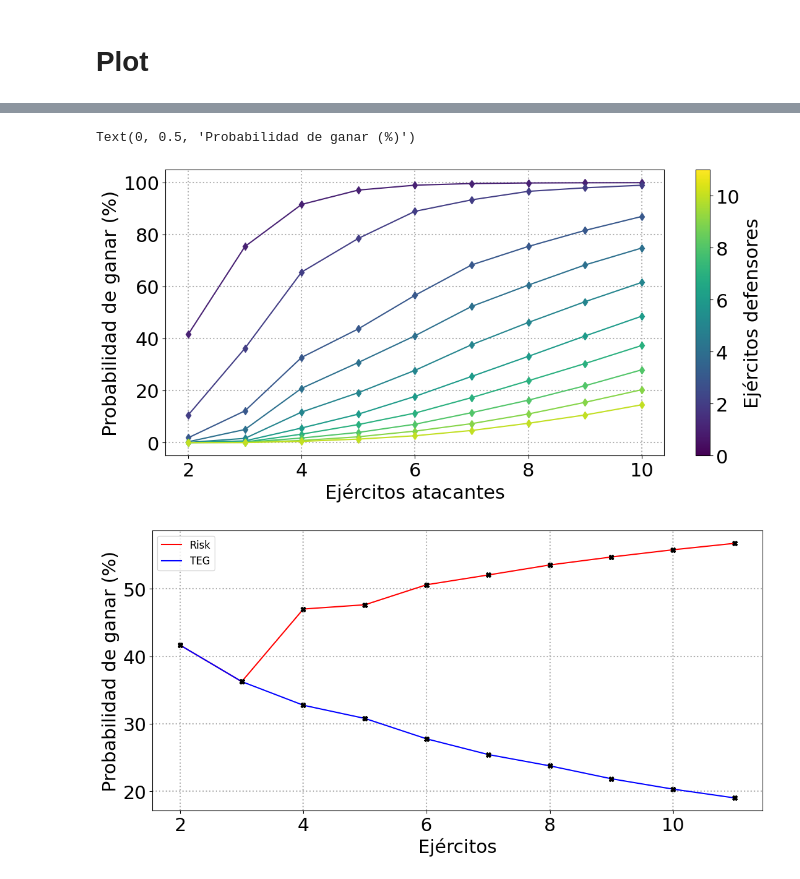
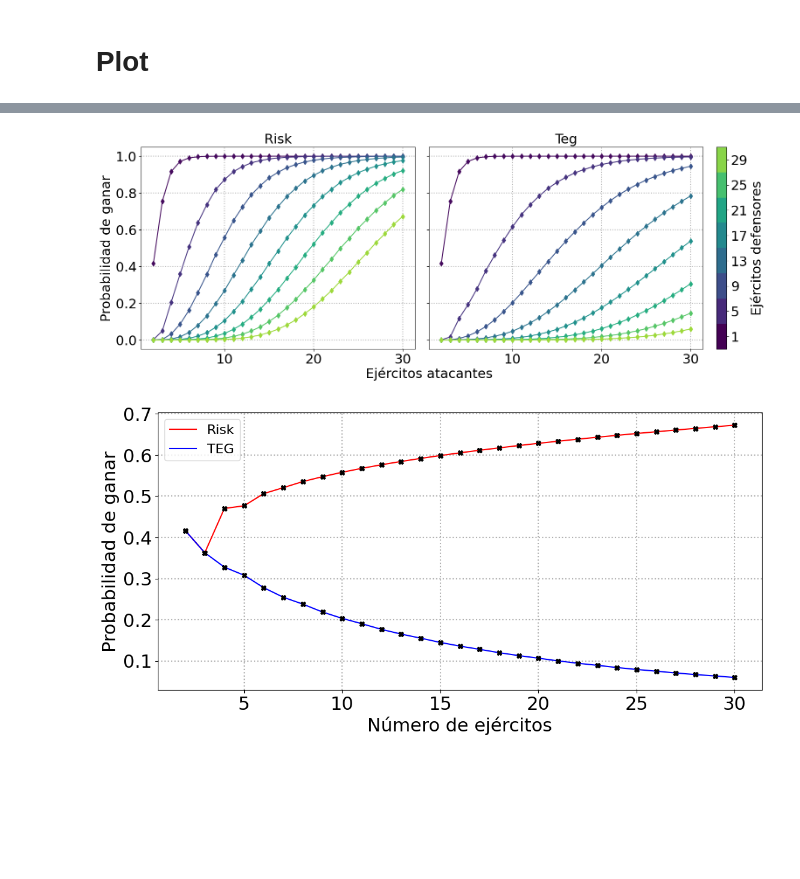
Before and after one commit to julianszere/TEG, a Jupyter notebook: TEG.ipynb, the cells around one changed output, grey strips where cells are left out. Saved outputs shown, nothing was run; the diff lists cells and outputs as text; code cells hidden in the pictures; blank space fills up the shorter version.

Commit message:
variance matrix and better plots

```diff
--- a/TEG.ipynb
+++ b/TEG.ipynb
@@ -2,6 +2,22 @@
 import numpy as np
 import matplotlib.pyplot as plt
 import seaborn as sns
+from matplotlib.colors import Normalize
+from matplotlib.cm import ScalarMappable
+
+params = {
+    'figure.figsize': (13, 6),
+    'axes.grid': True,
+    'grid.linestyle': ':',
+    'grid.linewidth': 1.5,
+    'axes.axisbelow': True,
+    'legend.fontsize': 16,
+    'xtick.labelsize': 22,
+    'ytick.labelsize': 22,
+    'axes.labelsize': 22,
+    'axes.titlesize': 22
+}
+plt.rcParams.update(params)
 # %% [markdown]
 # Probabilidades
 # %% [markdown]
@@ -361,36 +361,44 @@ P_risk = risk.getMatrixP() * 100
 # %%
-fig, ax = plt.subplots()
+fig, (ax_risk, ax_teg) = plt.subplots(1, 2, figsize=(20, 6), sharey=True, gridspec_kw={'wspace': 0.05})
+step = 4
+colors = plt.cm.viridis(np.linspace(0, 1, max_armies_defender + step))
+armies_attacker = np.arange(2, max_armies_attacker)
 
-colors = plt.cm.viridis(np.linspace(0, 1, max_armies_defender + 1))
-
-armies_attacker = np.arange(2, max_armies_attacker)
-for i in range(1, max_armies_defender):
-    ax.plot(armies_attacker, P_teg[2:, i], color=colors[i])
-    ax.plot(armies_attacker, P_teg[2:, i], 'd', color=colors[i])
-
-norm = Normalize(vmin=0, vmax=max_armies_defender)
+# Risk subplot
+for i in range(1, max_armies_defender, step):
+    ax_risk.plot(armies_attacker, risk.P[2:, i], color=colors[i])
+    ax_risk.plot(armies_attacker, risk.P[2:, i], 'd', color=colors[i])
+ax_risk.set_title("Risk")
+# Teg subplot
+for i in range(1, max_armies_defender, step):
+    ax_teg.plot(armies_attacker, teg.P[2:, i], color=colors[i])
+    ax_teg.plot(armies_attacker, teg.P[2:, i], 'd', color=colors[i])
+ax_teg.set_title("Teg")
+ax_risk.set_ylabel("Probabilidad de ganar")
+bounds = np.arange(1, max_armies_defender + step, step) - 2
+norm = Normalize(vmin=1, vmax=max_armies_defender + step)
 sm = ScalarMappable(cmap=plt.cm.viridis, norm=norm)
 sm.set_array([])
-cbar = fig.colorbar(sm, ax=ax)
-cbar.set_label('Ejércitos defensores')
-plt.xlabel('Ejércitos atacantes')
-plt.ylabel('Probabilidad de ganar (%)')
+cbar = fig.colorbar(sm, ax=[ax_risk, ax_teg], boundaries=bounds, ticks=np.arange(1, max_armies_defender, step), pad=0.02)
+cbar.set_label("Ejércitos defensores")
+fig.text(0.455, 0, "Ejércitos atacantes", ha='center', fontsize=22)
+plt.savefig('prob_curve_risk_teg.png', dpi=300, bbox_inches='tight')
+plt.show()
 # %% [output]
-Text(0, 0.5, 'Probabilidad de ganar (%)')
-[figure, old version]
+[figure, new version]
 # %%
-equal_armies_curve = np.diag(P_risk)
 armies_attacker = np.arange(2, max_armies_attacker)
 
-plt.plot(armies_attacker, np.diag(P_risk[2:, 1:]), color='red', label='Risk')
-plt.plot(armies_attacker, np.diag(P_risk[2:, 1:]), 'X', color='black')
+plt.plot(armies_attacker, np.diag(risk.P[2:, 1:]), color='red', label='Risk')
+plt.plot(armies_attacker, np.diag(risk.P[2:, 1:]), 'X', color='black')
 
-plt.plot(armies_attacker, np.diag(P_teg[2:, 1:]), color='blue', label='TEG')
-plt.plot(armies_attacker, np.diag(P_teg[2:, 1:]), 'X', color='black')
+plt.plot(armies_attacker, np.diag(teg.P[2:, 1:]), color='blue', label='TEG')
+plt.plot(armies_attacker, np.diag(teg.P[2:, 1:]), 'X', color='black')
 
-plt.xlabel('Ejércitos')
-plt.ylabel('Probabilidad de ganar (%)')
+plt.xlabel('Número de ejércitos')
+plt.ylabel('Probabilidad de ganar')
 plt.legend()
+plt.savefig('prob_equal_curve_risk_teg.png', dpi=300, bbox_inches='tight')
 plt.show()
 # %% [output]
-[figure, old version]
+[figure, new version]
```
Also changed, not shown: parts of 11 cells of this notebook.
